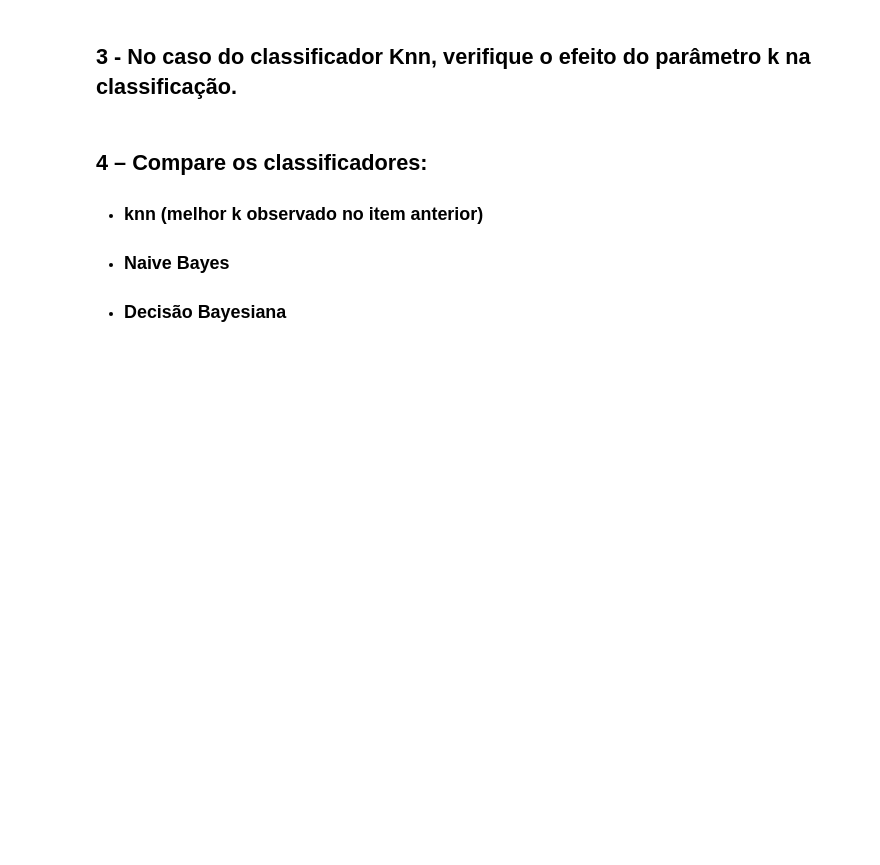
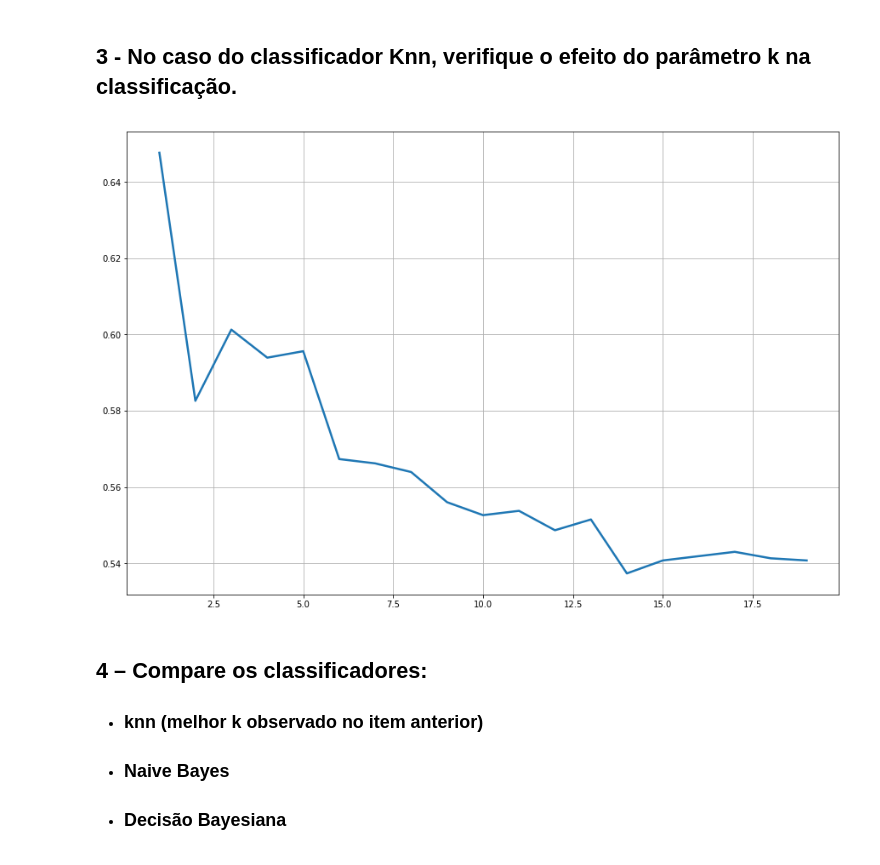
Before and after one commit to jceoval/Means-of-transportation-predict, a Jupyter notebook: Projeto.ipynb, the cells around one changed output. Cells and saved outputs as stored; diff of their text form; code cells hidden in the pictures; blank space fills up the shorter version.

```diff
--- a/Projeto.ipynb
+++ b/Projeto.ipynb
@@ -44,3 +52,50 @@ df.head(5)
+# %%
+#Função para classificação KNN em função de k, retornando a acurácia
+def classificarKNN(conjunto_split, k, metric='euclidean', mode='normal'):
+    #Obter dados separados
+    train_x = conjunto_split[0]
+    test_x = conjunto_split[1]
+    train_y = conjunto_split[2]
+    test_y = conjunto_split[3]
+
+    #Obter modelo KNN
+    model = KNeighborsClassifier(n_neighbors=k, metric=metric)
+    #Fazer fit entre conjuntos de treino
+    model.fit(train_x, train_y)
+
+    #Saída predita
+    pred_y = model.predict(test_x)
+
+    #Cálculo da acurácia
+    score = accuracy_score(pred_y, test_y)
+    return score
+# %%
+#Separando conjunto de teste e conjunto de treino
+p=0.7
+train_x, test_x, train_y, test_y = train_test_split(
+    X, Y, test_size = 1-p, random_state = 42
+)
+
+#Facilitando o parâmetro para a função
+conjunto_split = []
+conjunto_split.append(train_x)
+conjunto_split.append(test_x)
+conjunto_split.append(train_y)
+conjunto_split.append(test_y)
+
+#Calculando a acurácia variando o k
+acur = []
+k_list = []
+for k in np.arange(1, 20):
+    acur.append(classificarKNN(conjunto_split=conjunto_split, k=k))
+    k_list.append(k)
+
+plt.figure(figsize=(15,10))
+plt.plot(k_list, acur, linewidth=2.5)
+plt.grid(True)
+plt.show(True)
+# %% [output]
+[figure, added]
 # %% [markdown]
 ## 4 – Compare	os	classificadores:
 - ### knn (melhor	k	observado	no	item	anterior)
```
Also changed, not shown: parts of 11 cells of this notebook.
